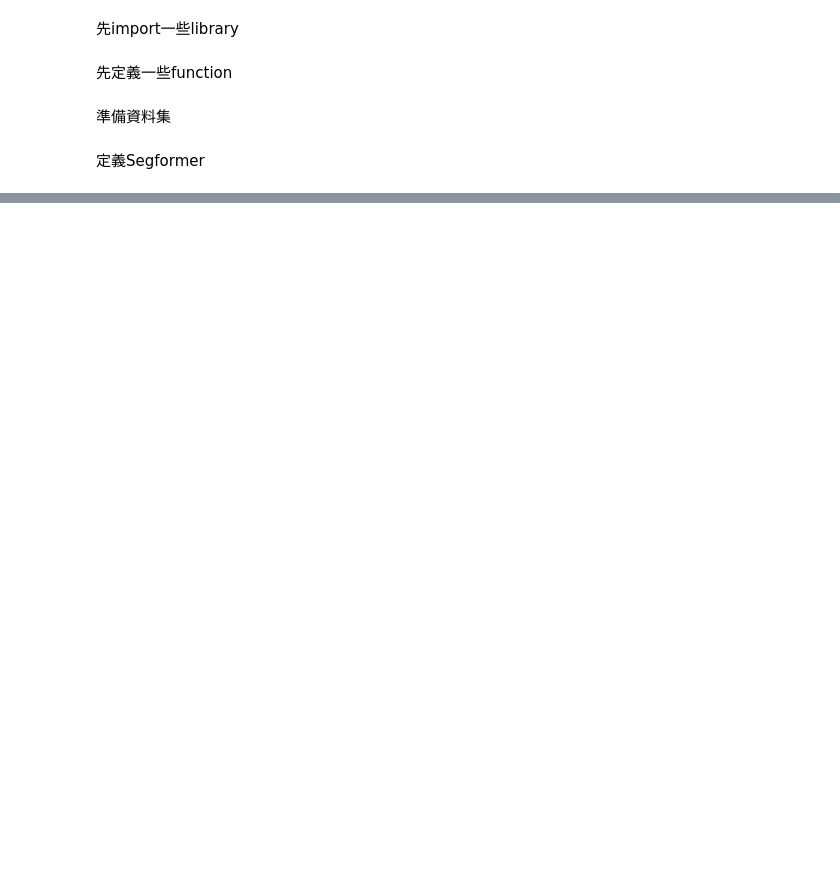
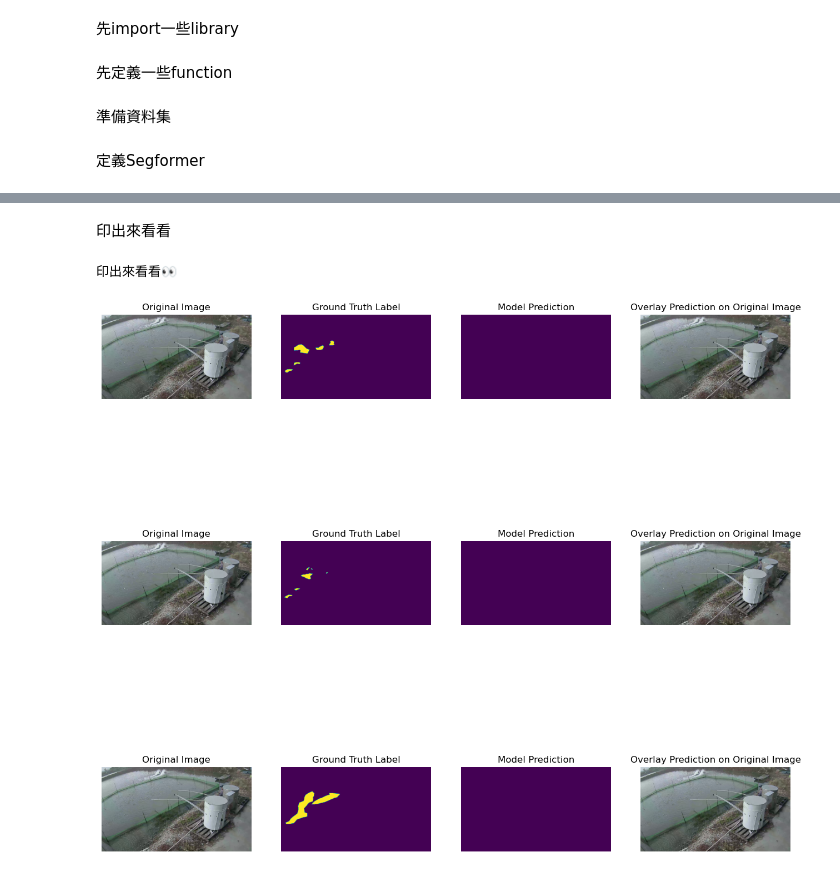
Before and after one commit to Eat-Apple-Again/Segmentation, a Jupyter notebook: Segformer.ipynb, the cells around one changed output, grey strips where cells are left out. Drawn from its saved outputs; the diff is of its cells as text; code cells hidden in the pictures; blank space fills up the shorter version.

```diff
--- a/Segformer.ipynb
+++ b/Segformer.ipynb
@@ -417,0 +462,8 @@ plt.show()
+# %% [markdown]
+印出來看看
+# %%
+print("印出來看看👀")
+showSegmentationResult(segformer_model, dataset_val)
+# %% [output]
+印出來看看👀
+[figure, added]
```
Also changed, not shown: parts of 5 cells of this notebook, 1 other file.
